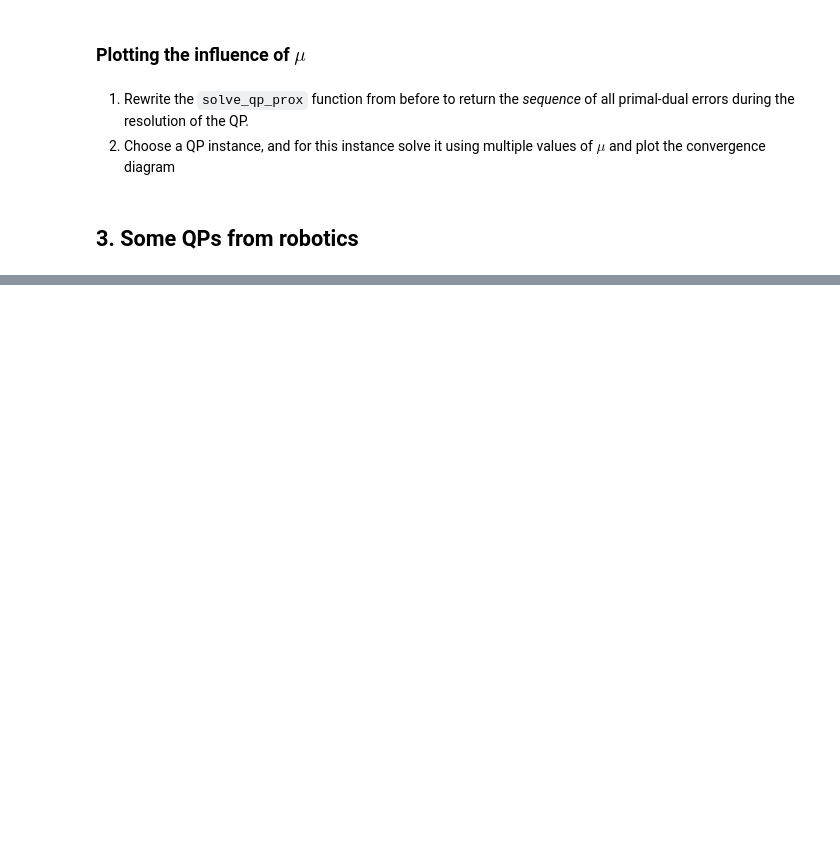
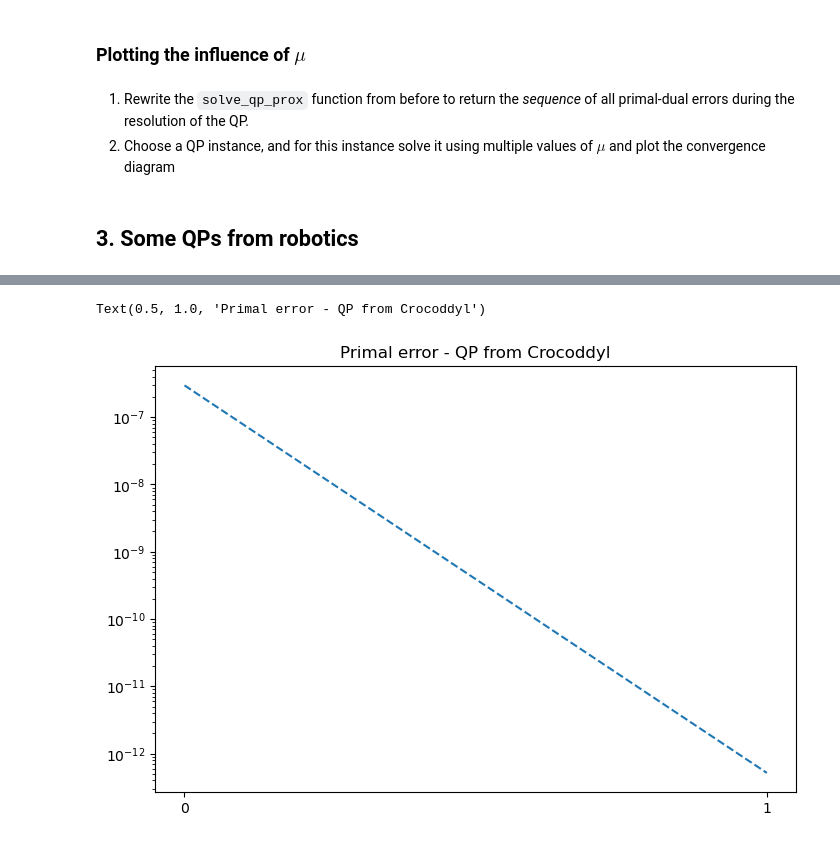
Before and after one commit to agimus-project/winter-school-2023, a Jupyter notebook: ocp2/1-solving-qps.ipynb, the cells around one changed output, grey strips where cells are left out. Drawn from its saved outputs; the diff is of its cells as text; code cells hidden in the pictures; blank space fills up the shorter version.

```diff
--- a/ocp2/1-solving-qps.ipynb
+++ b/ocp2/1-solving-qps.ipynb
@@ -327,0 +352,16 @@ plt.tight_layout()
+# %%
+croc_qp = load_crocoddyl_qp()
+yinit = np.zeros(croc_qp.b.size)
+mu = 1e-6
+xopt, yopt, perr, derr = solve_qp_prox(croc_qp, yinit, mu=mu)
+# %%
+plt.figure()
+ax = plt.axes()
+ax.xaxis.set_major_locator(MaxNLocator(integer=True))
+ax.plot(perr, ls="--")
+ax.set_yscale("log")
+plt.tight_layout()
+plt.title("Primal error - QP from Crocoddyl")
+# %% [output]
+Text(0.5, 1.0, 'Primal error - QP from Crocoddyl')
+[figure, added]
```
Also changed, not shown: parts of 6 cells of this notebook, 1 other file.
